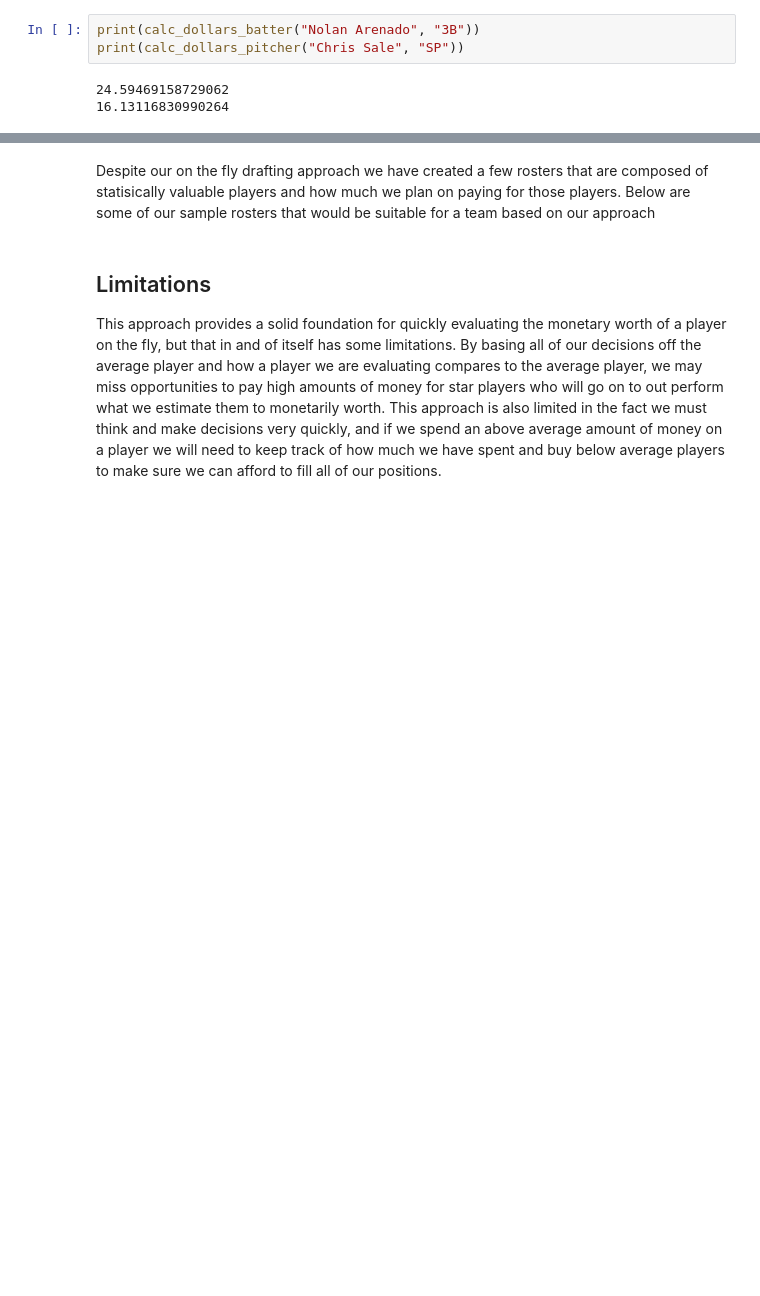
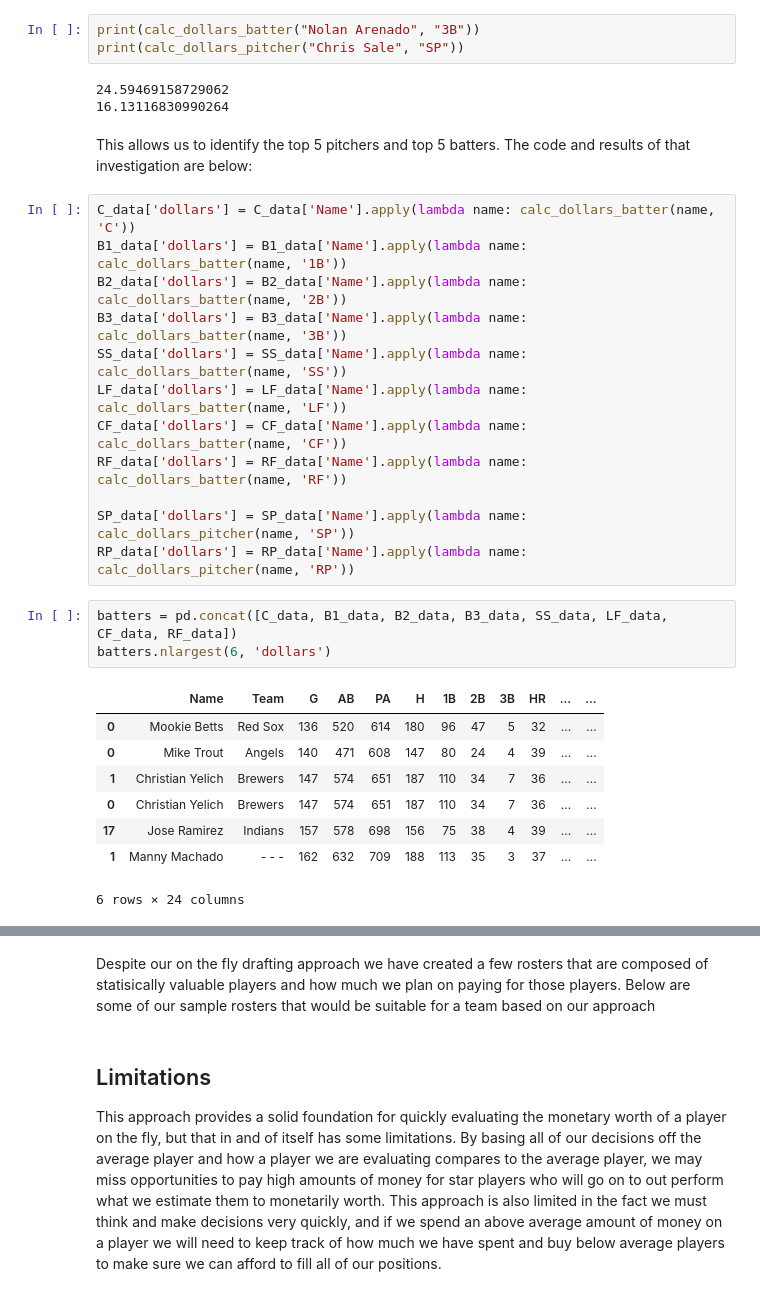
Before and after one commit to samdreed21/SabermetricsFantasyLeague, a Jupyter notebook: Reed_Wilson_Assignment4-FantasyBaseballClass.ipynb, the cells around one changed output, grey strips where cells are left out. Drawn from its saved outputs; the diff is of its cells as text; blank space fills up the shorter version.

```diff
--- a/Reed_Wilson_Assignment4-FantasyBaseballClass.ipynb
+++ b/Reed_Wilson_Assignment4-FantasyBaseballClass.ipynb
@@ -283,3 +283,29 @@ print(calc_dollars_pitcher("Chris Sale", "SP"))
 # %% [output]
 24.59469158729062
 16.13116830990264
+# %% [markdown]
+This allows us to identify the top 5 pitchers and top 5 batters. The code and results of that investigation are below:
+# %%
+C_data['dollars'] = C_data['Name'].apply(lambda name: calc_dollars_batter(name, 'C'))
+B1_data['dollars'] = B1_data['Name'].apply(lambda name: calc_dollars_batter(name, '1B'))
+B2_data['dollars'] = B2_data['Name'].apply(lambda name: calc_dollars_batter(name, '2B'))
+B3_data['dollars'] = B3_data['Name'].apply(lambda name: calc_dollars_batter(name, '3B'))
+SS_data['dollars'] = SS_data['Name'].apply(lambda name: calc_dollars_batter(name, 'SS'))
+LF_data['dollars'] = LF_data['Name'].apply(lambda name: calc_dollars_batter(name, 'LF'))
+CF_data['dollars'] = CF_data['Name'].apply(lambda name: calc_dollars_batter(name, 'CF'))
+RF_data['dollars'] = RF_data['Name'].apply(lambda name: calc_dollars_batter(name, 'RF'))
+
+SP_data['dollars'] = SP_data['Name'].apply(lambda name: calc_dollars_pitcher(name, 'SP'))
+RP_data['dollars'] = RP_data['Name'].apply(lambda name: calc_dollars_pitcher(name, 'RP'))
+# %%
+batters = pd.concat([C_data, B1_data, B2_data, B3_data, SS_data, LF_data, CF_data, RF_data])
+batters.nlargest(6, 'dollars')
+# %% [output]
+|  | Name | Team | G | AB | PA | H | 1B | 2B | 3B | HR | ... | ... |
+| 0 | Mookie Betts | Red Sox | 136 | 520 | 614 | 180 | 96 | 47 | 5 | 32 | ... | ... |
+| 0 | Mike Trout | Angels | 140 | 471 | 608 | 147 | 80 | 24 | 4 | 39 | ... | ... |
+| 1 | Christian Yelich | Brewers | 147 | 574 | 651 | 187 | 110 | 34 | 7 | 36 | ... | ... |
+| 0 | Christian Yelich | Brewers | 147 | 574 | 651 | 187 | 110 | 34 | 7 | 36 | ... | ... |
+| 17 | Jose Ramirez | Indians | 157 | 578 | 698 | 156 | 75 | 38 | 4 | 39 | ... | ... |
+| 1 | Manny Machado | - - - | 162 | 632 | 709 | 188 | 113 | 35 | 3 | 37 | ... | ... |
+6 rows × 24 columns
```
Also changed, not shown: parts of 4 cells of this notebook.
